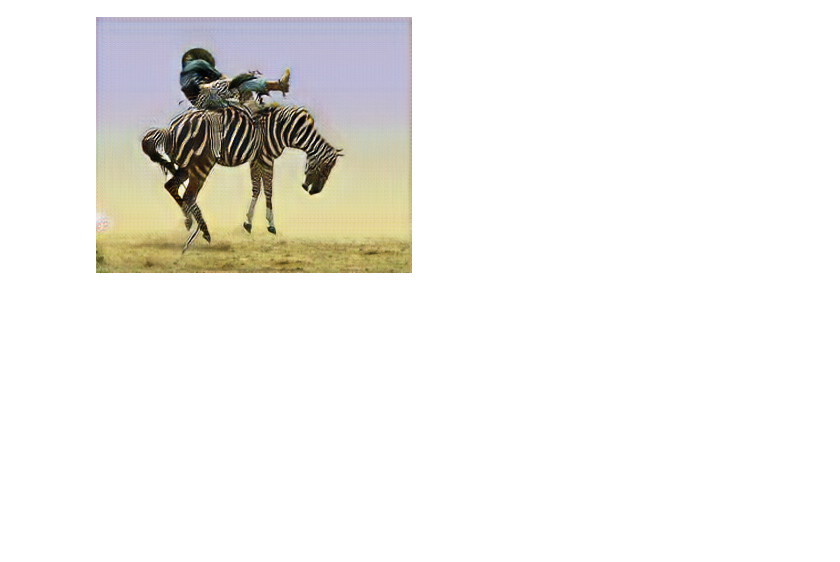
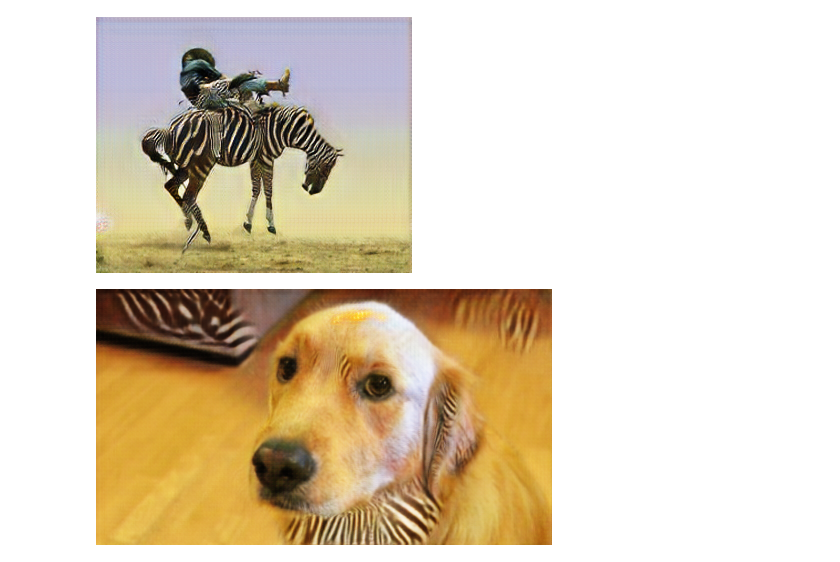
Before and after one commit to YamadaTakahito/pytorch_zissen, a Jupyter notebook: 2-1.ipynb, the cells around one changed output. Cells and saved outputs as stored; diff of their text form; code cells hidden in the pictures; blank space fills up the shorter version.

```diff
--- a/2-1.ipynb
+++ b/2-1.ipynb
@@ -234,3 +233,13 @@ out_img = transforms.ToPILImage()(out_t)
 out_img
 # %% [output]
 [figure]
+# %%
+img = Image.open("data/bobby.jpg")
+img_t = preprocess(img)
+batch_t = torch.unsqueeze(img_t, 0)
+batch_out = netG(batch_t)
+out_t = (batch_out.data.squeeze() + 1.0)/2
+out_img = transforms.ToPILImage()(out_t)
+out_img
+# %% [output]
+[figure, added]
```
Also changed, not shown: parts of 1 cell of this notebook, 1 other file.
